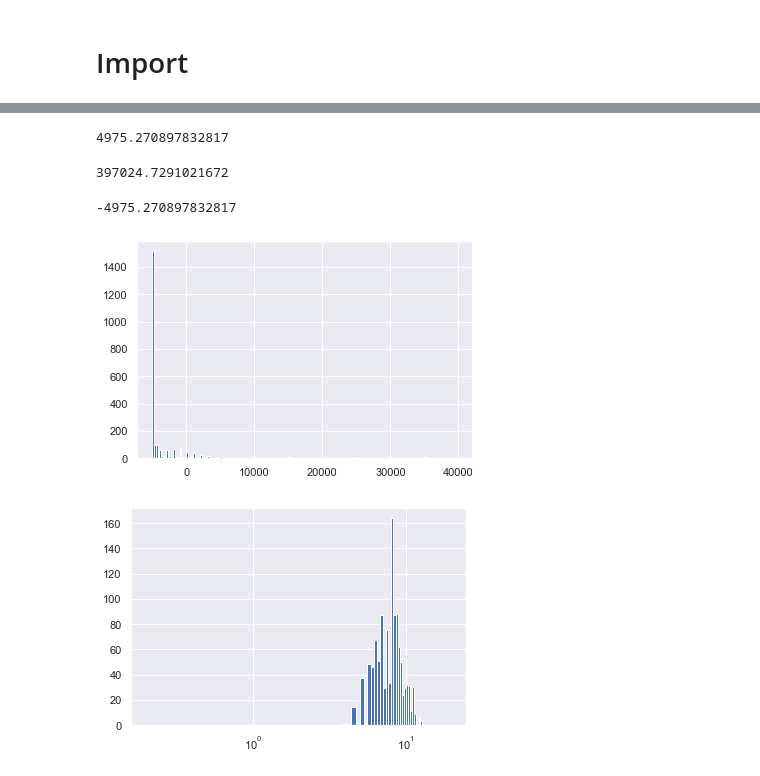
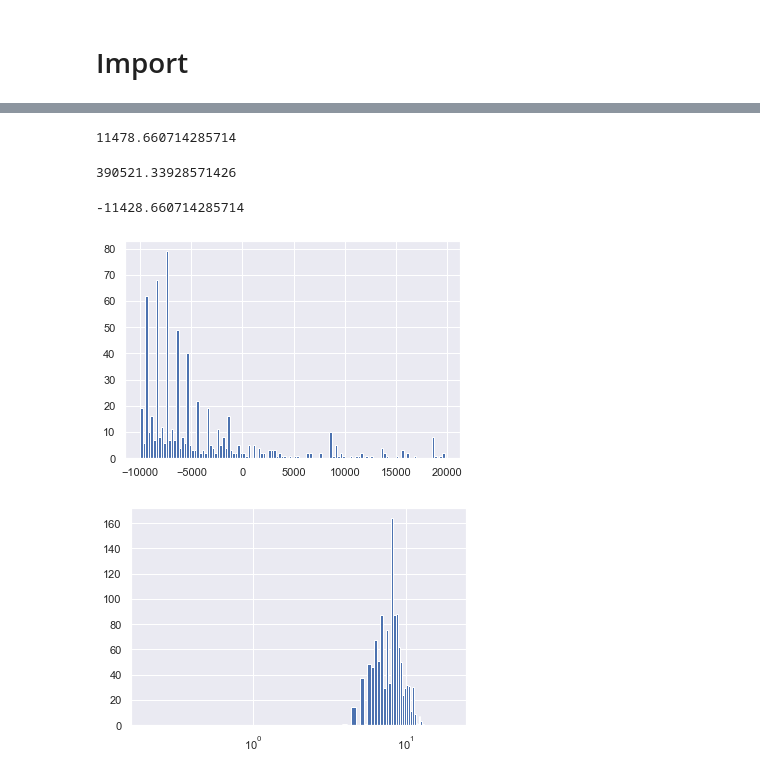
Before and after one commit to ghego98/sistemi-complessi, a Jupyter notebook: data_analysis.ipynb, the cells around one changed output, grey strips where cells are left out. Saved outputs shown, nothing was run; the diff lists cells and outputs as text; code cells hidden in the pictures.

```diff
--- a/data_analysis.ipynb
+++ b/data_analysis.ipynb
@@ -189,20 +57,20 @@ plt.show()
 # %%
-denergy=df["energy"]-statistics.mean(df["energy"])
+energy=df["magnitude"]-statistics.mean(df["magnitude"])
 # %%
-statistics.mean(df["energy"])
+statistics.mean(df["magnitude"])
 # %% [output]
-4975.270897832817
+11478.660714285714
 # %%
-print(max(denergy))
+print(max(energy))
 # %% [output]
-397024.7291021672
+390521.33928571426
 # %%
-print(min(denergy))
+print(min(energy))
 # %% [output]
--4975.270897832817
+-11428.660714285714
 # %%
-plt.hist(denergy, bins=np.arange(-5000,40000,250))
+plt.hist(denergy, bins=np.arange(-10000,20000,250))
 plt.show()
 # %% [output]
-[figure, old version]
+[figure, new version]
 # %%
```
Also changed, not shown: parts of 25 cells of this notebook.
